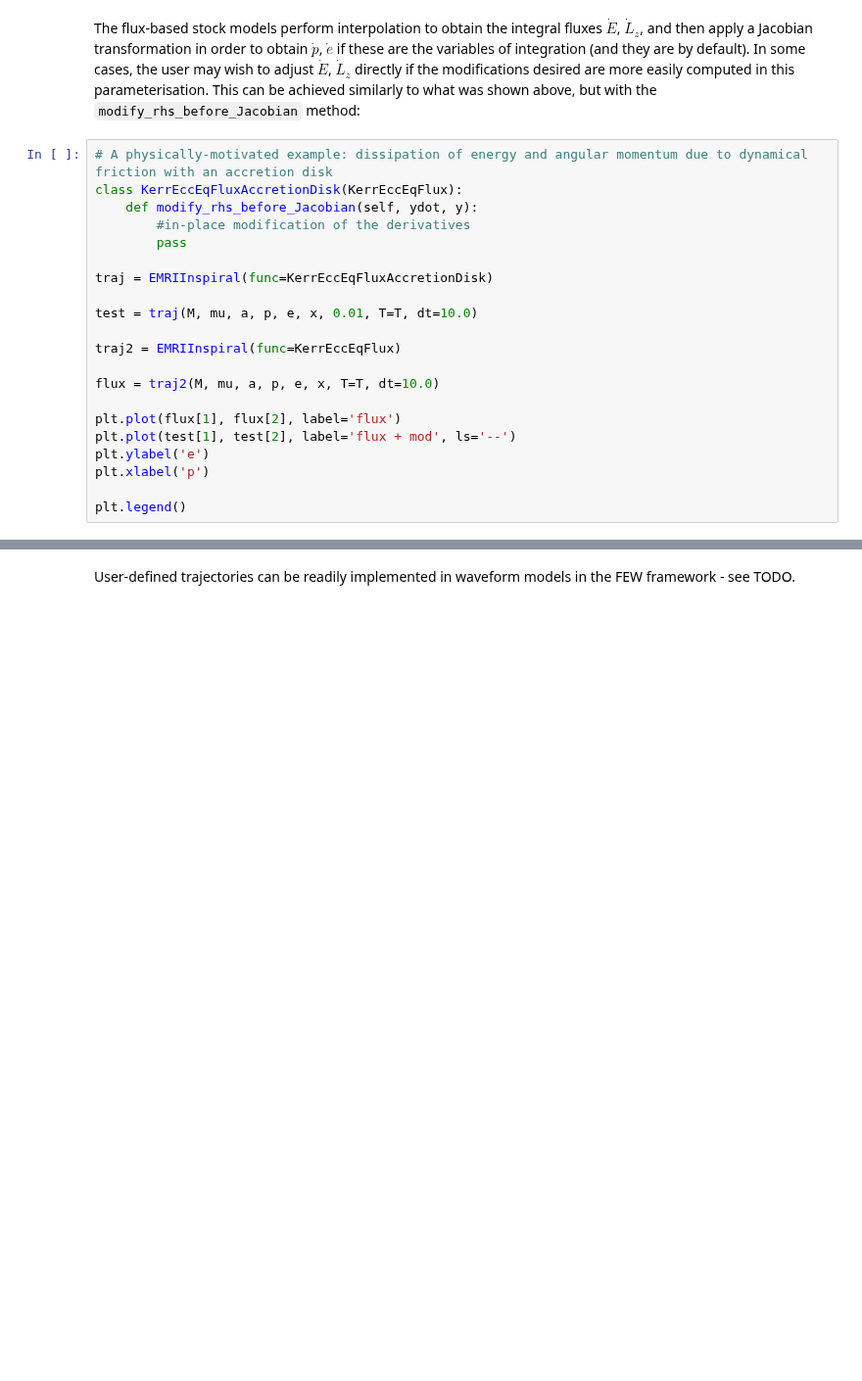
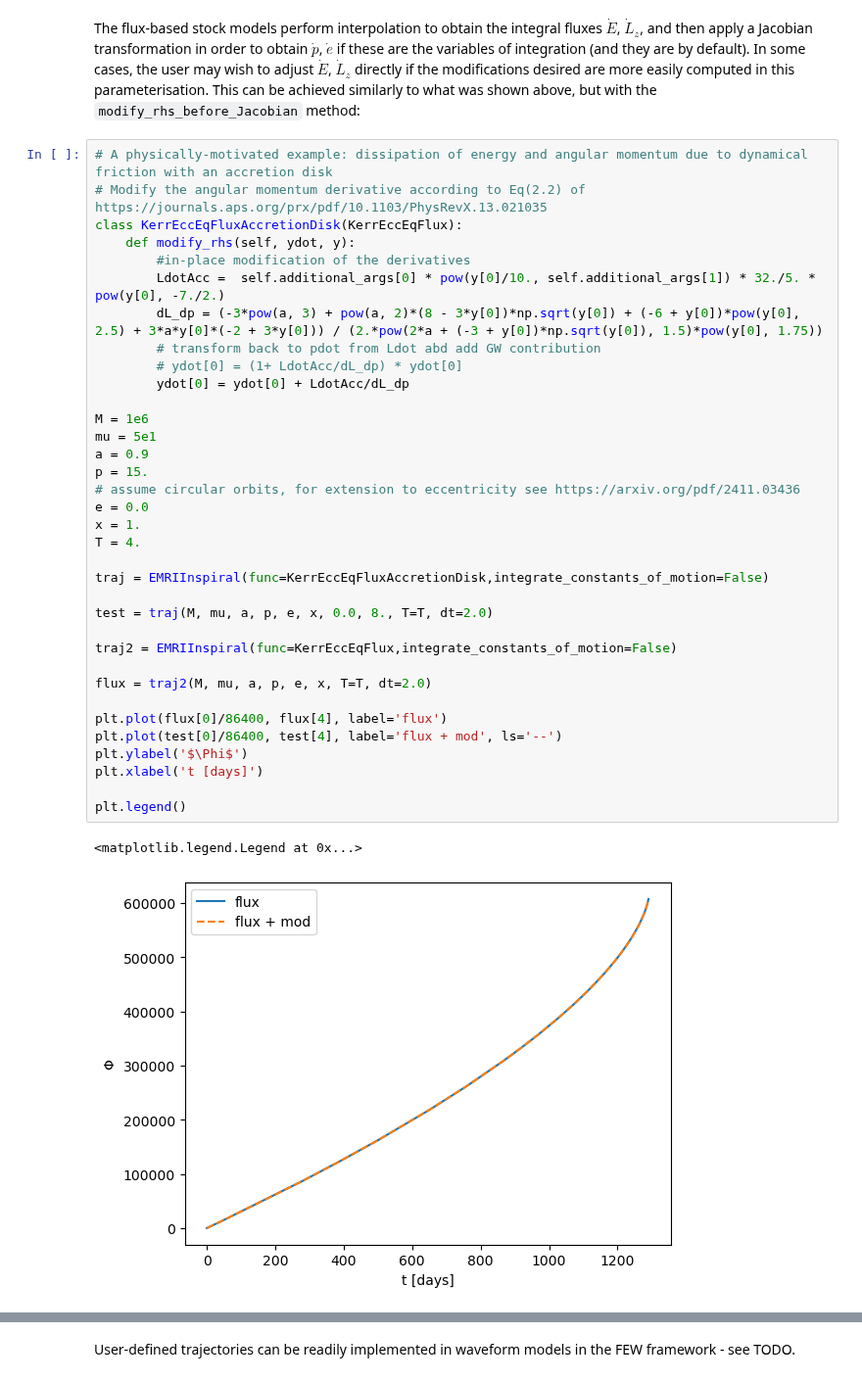
Before and after one commit to BlackHolePerturbationToolkit/FastEMRIWaveforms, a Jupyter notebook: examples/Trajectory_tutorial.ipynb, the cells around one changed output, grey strips where cells are left out. Shown at 98% size. Cells and saved outputs as stored; diff of their text form; blank space fills up the shorter version.

Commit message:
update tutorial with accretion effects in modified trajectory

```diff
--- a/examples/Trajectory_tutorial.ipynb
+++ b/examples/Trajectory_tutorial.ipynb
@@ -472,22 +471,39 @@ plt.legend()
 The flux-based stock models perform interpolation to obtain the integral fluxes $\dot{E}$, $\dot{L}_{z}$, and then apply a Jacobian transformation in order to obtain $\dot{p}$, $\dot{e}$ if these are the variables of integration (and they are by default). In some cases, the user may wish to adjust $\dot{E}$, $\dot{L}_z$ directly if the modifications desired are more easily computed in this parameterisation. This can be achieved similarly to what was shown above, but with the `modify_rhs_before_Jacobian` method:
 # %%
 # A physically-motivated example: dissipation of energy and angular momentum due to dynamical friction with an accretion disk
+# Modify the angular momentum derivative according to Eq(2.2) of https://journals.aps.org/prx/pdf/10.1103/PhysRevX.13.021035
 class KerrEccEqFluxAccretionDisk(KerrEccEqFlux):
-    def modify_rhs_before_Jacobian(self, ydot, y):
+    def modify_rhs(self, ydot, y):
         #in-place modification of the derivatives
-        pass
+        LdotAcc =  self.additional_args[0] * pow(y[0]/10., self.additional_args[1]) * 32./5. * pow(y[0], -7./2.)
+        dL_dp = (-3*pow(a, 3) + pow(a, 2)*(8 - 3*y[0])*np.sqrt(y[0]) + (-6 + y[0])*pow(y[0], 2.5) + 3*a*y[0]*(-2 + 3*y[0])) / (2.*pow(2*a + (-3 + y[0])*np.sqrt(y[0]), 1.5)*pow(y[0], 1.75))
+        # transform back to pdot from Ldot abd add GW contribution
+        # ydot[0] = (1+ LdotAcc/dL_dp) * ydot[0]
+        ydot[0] = ydot[0] + LdotAcc/dL_dp
 
-traj = EMRIInspiral(func=KerrEccEqFluxAccretionDisk)
+M = 1e6
+mu = 5e1
+a = 0.9
+p = 15.
+# assume circular orbits, for extension to eccentricity see https://arxiv.org/pdf/2411.03436
+e = 0.0
+x = 1.
+T = 4.
 
-test = traj(M, mu, a, p, e, x, 0.01, T=T, dt=10.0)
+traj = EMRIInspiral(func=KerrEccEqFluxAccretionDisk,integrate_constants_of_motion=False)
 
-traj2 = EMRIInspiral(func=KerrEccEqFlux)
+test = traj(M, mu, a, p, e, x, 0.0, 8., T=T, dt=2.0)
 
-flux = traj2(M, mu, a, p, e, x, T=T, dt=10.0)
+traj2 = EMRIInspiral(func=KerrEccEqFlux,integrate_constants_of_motion=False)
 
-plt.plot(flux[1], flux[2], label='flux')
-plt.plot(test[1], test[2], label='flux + mod', ls='--')
-plt.ylabel('e')
-plt.xlabel('p')
+flux = traj2(M, mu, a, p, e, x, T=T, dt=2.0)
+
+plt.plot(flux[0]/86400, flux[4], label='flux')
+plt.plot(test[0]/86400, test[4], label='flux + mod', ls='--')
+plt.ylabel('$\Phi$')
+plt.xlabel('t [days]')
 
 plt.legend()
+# %% [output]
+<matplotlib.legend.Legend at 0x...>
+[figure, added]
```
Also changed, not shown: parts of 17 cells of this notebook.
